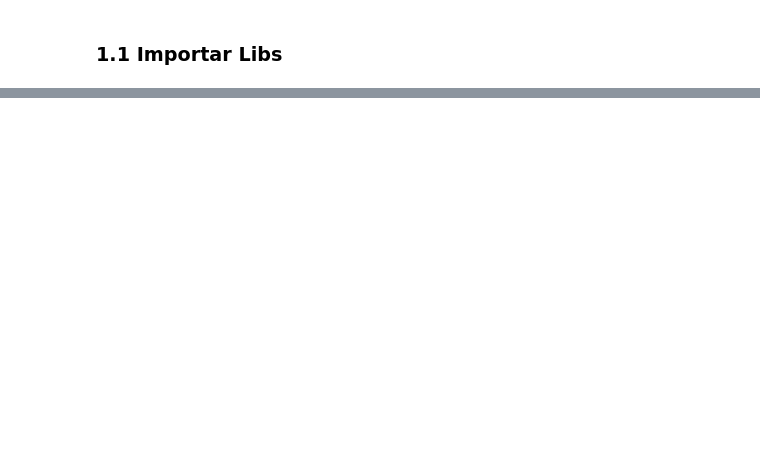
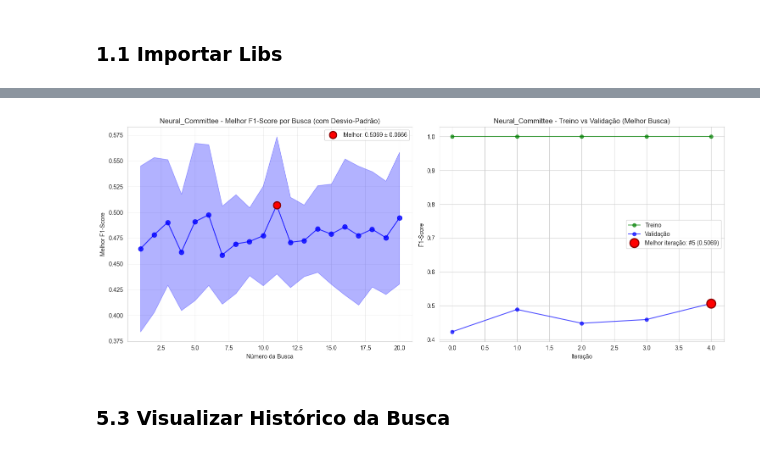
Before and after one commit to marquesgbr/data-mining-proj-crisp-dm, a Jupyter notebook: modeling/10-Neural_Committee_model_eval.ipynb, the cells around one changed output, grey strips where cells are left out. Drawn from its saved outputs; the diff is of its cells as text; code cells hidden in the pictures; blank space fills up the shorter version.

Commit message:
modeling: save current state neural committee

```diff
--- a/modeling/10-Neural_Committee_model_eval.ipynb
+++ b/modeling/10-Neural_Committee_model_eval.ipynb
@@ -276,0 +393,36 @@ print(f"\nMelhor F1-Score (CV): {model_search.best_score_:.4f}")
+# %%
+# ======================================================================
+# BUSCA DE HIPERPARAMETROS
+# ======================================================================
+
+print(f"=== BUSCA DE HIPERPARÂMETROS - {MODEL_NAME} ===")
+print(f"Iniciando busca de hiperparâmetros para {MODEL_NAME}...")
+print(f"Executando {N_SEARCHES} buscas com {N_ITER_PER_SEARCH} iterações cada...")
+print(f"Usando amostra de {X_sample.shape[0]:,} exemplos\n")
+
+# Múltiplas execuções do RandomizedSearchCV
+search, all_searches, best_params = multiple_randomized_search(
+    estimator=NeuralNetworkCommittee(random_state=RANDOM_STATE_MODEL,
+                                     solver='lbfgs', # lbfgs demonstrou melhor desempenho geral, então foi fixado para as NN mais fracas
+                                     voting='soft'), # voting 'soft' para probabilidades
+    param_distributions=param_distributions,
+    X=X_sample,
+    y=y_sample,
+    cv_strategy=cv_strategy,
+    n_searches=N_SEARCHES,
+    n_iter_per_search=N_ITER_PER_SEARCH,
+    scoring='f1',
+    random_state=None,
+    n_jobs=1
+)
+
+# Exibir os melhores resultados
+print(f"\n--- RESULTADOS {MODEL_NAME} ---")
+print("Melhores hiperparâmetros encontrados:")
+for param, value in best_params.items():
+    if 'options' in param or 'range' in param:
+        print(f"  {param}: {value if len(str(value)) < 50 else str(value)[:50] + '...'}")
+    else:
+        print(f"  {param}: {value}")
+print(f"\nMelhor F1-Score (CV): {search.best_score_:.4f}")
+print(f"Desvio padrão: {search.cv_results_['std_test_score'][search.best_index_]:.4f}")
@@ -277,5 +447,9 @@ print(f"\nMelhor F1-Score (CV): {model_search.best_score_:.4f}")
 # %%
-# Registro de Desempenho - plotar evolução
-plot_search_history(model_all_searches, model_search, MODEL_NAME)
+# Registro de Desempenho - plotar evolução da busca
+plot_search_history(all_searches, search, MODEL_NAME)
+# %% [output]
+[figure, added]
+# %% [markdown]
+### 5.3 Visualizar Histórico da Busca
 # %%
 # ======================================================================
```
Also changed, not shown: parts of 44 cells of this notebook.
